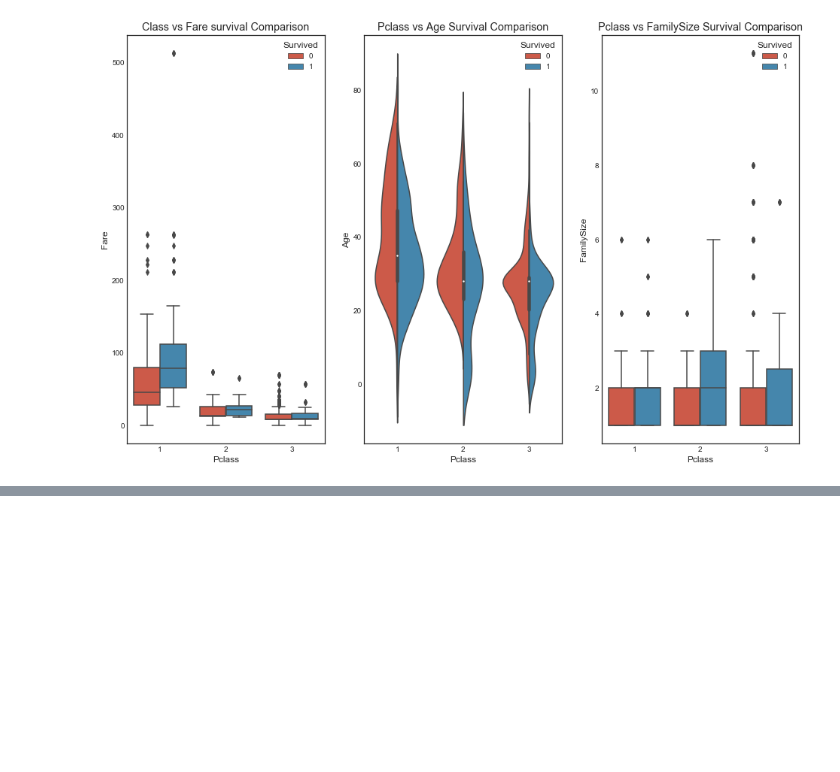
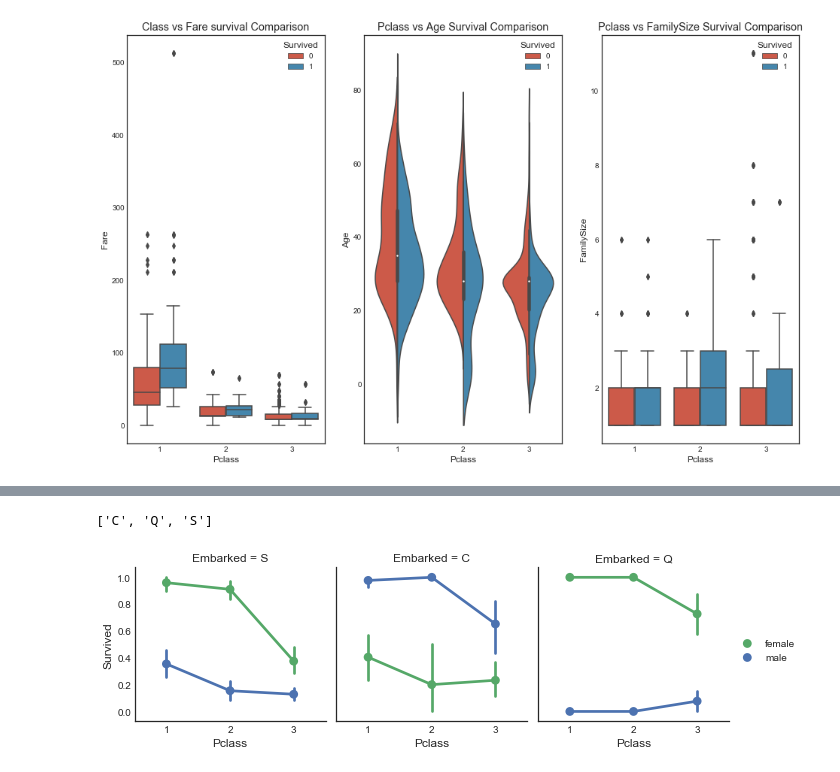
Before and after one commit to Fabiaccio91/Kaggle, a Jupyter notebook: Titanic/Kaggle - Titanic Survival.ipynb, the cells around one changed output, grey strips where cells are left out. Drawn from its saved outputs; the diff is of its cells as text; code cells hidden in the pictures; blank space fills up the shorter version.

```diff
--- a/Titanic/Kaggle - Titanic Survival.ipynb
+++ b/Titanic/Kaggle - Titanic Survival.ipynb
@@ -421,0 +451,11 @@ Text(0.5,1,'Pclass vs FamilySize Survival Comparison')
+# %%
+#how does embark port factor with class, sex, and survival compare
+#facetgrid: https://seaborn.pydata.org/generated/seaborn.FacetGrid.html
+ordered=sorted(data1.Embarked.unique().tolist())
+e = sns.FacetGrid(data1, col = 'Embarked')
+e.map(sns.pointplot, 'Pclass', 'Survived', 'Sex', ci=95.0, palette = 'deep')
+e.add_legend()
+print(ordered)
+# %% [output]
+['C', 'Q', 'S']
+[figure, added]
```
Also changed, not shown: parts of 6 cells of this notebook.
